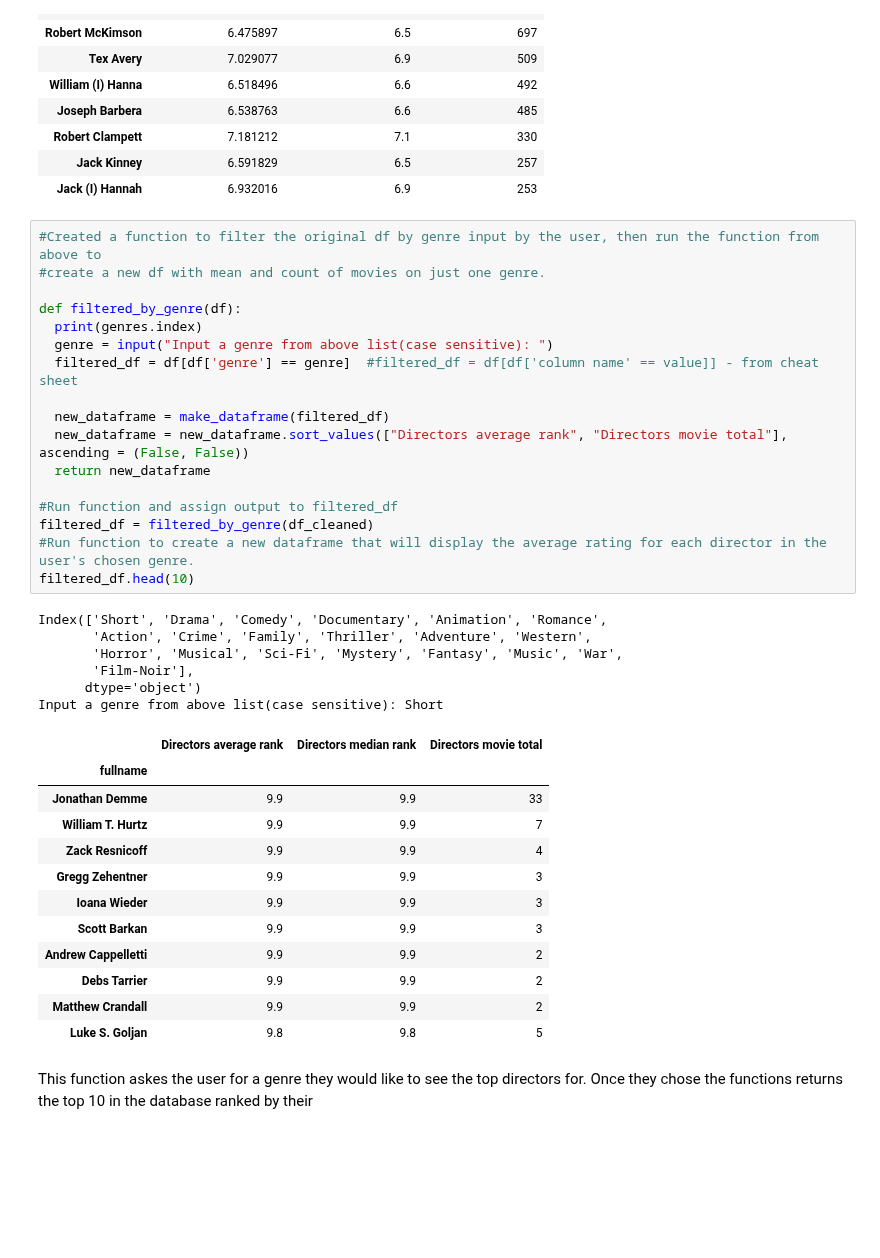
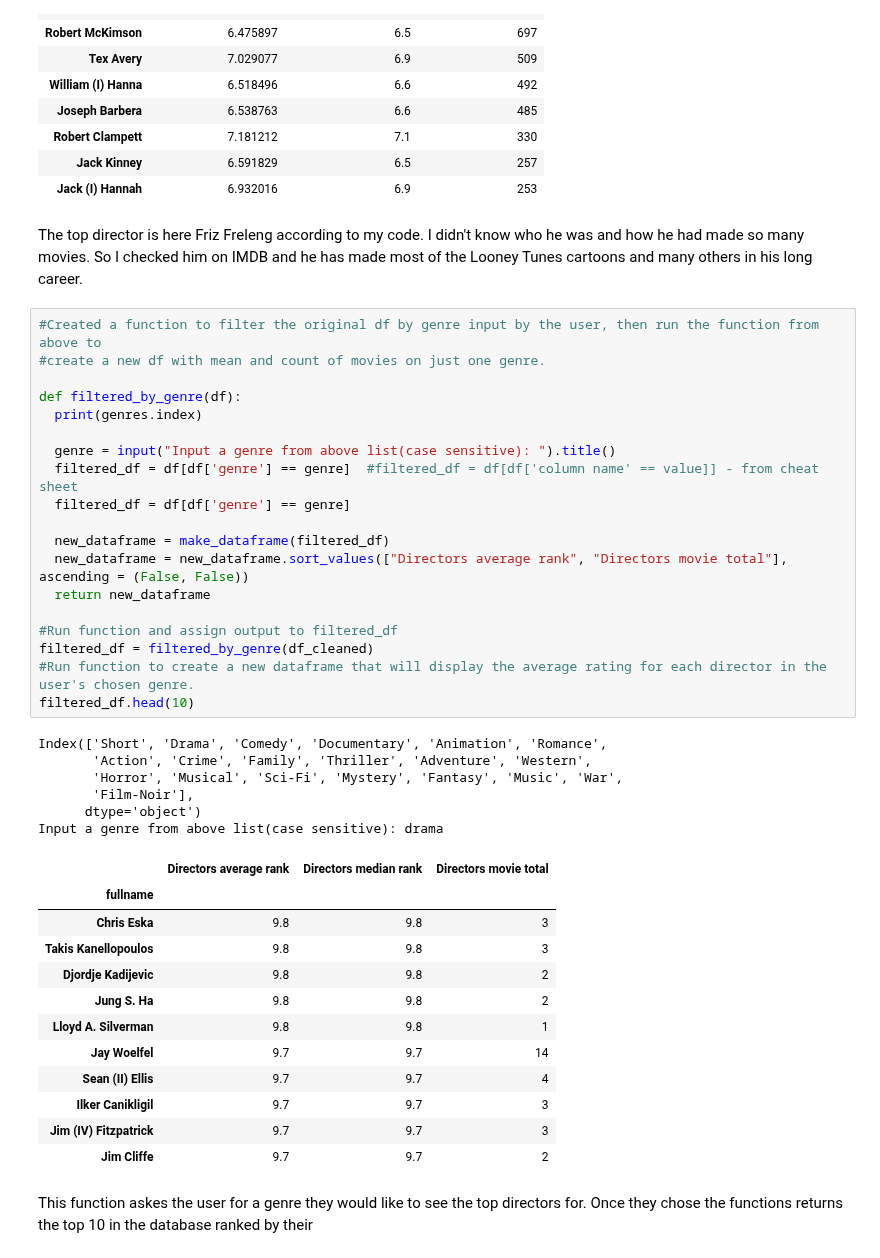
Before and after one commit to bjentwistle/PythonFundamentals, a Jupyter notebook: Projects/Final_Movies_Project.ipynb, the cells around one changed output. Cells and saved outputs as stored; diff of their text form; blank space fills up the shorter version.

```diff
--- a/Projects/Final_Movies_Project.ipynb
+++ b/Projects/Final_Movies_Project.ipynb
@@ -379,42 +377,46 @@ top_directors.head(10)
 | Robert Clampett | 7.181212 | 7.1 | 330 |
 | Jack Kinney | 6.591829 | 6.5 | 257 |
 | Jack (I) Hannah | 6.932016 | 6.9 | 253 |
+# %% [markdown]
+The top director is here Friz Freleng according to my code. I didn't know who he was and how he had made so many movies. So I checked him on IMDB and he has made most of the Looney Tunes cartoons and many others in his long career.
 # %%
 #Created a function to filter the original df by genre input by the user, then run the function from above to
 #create a new df with mean and count of movies on just one genre.
 
 def filtered_by_genre(df):
   print(genres.index)
-  genre = input("Input a genre from above list(case sensitive): ")
+
+  genre = input("Input a genre from above list(case sensitive): ").title()
   filtered_df = df[df['genre'] == genre]  #filtered_df = df[df['column name' == value]] - from cheat sheet
+  filtered_df = df[df['genre'] == genre]
 
   new_dataframe = make_dataframe(filtered_df)
   new_dataframe = new_dataframe.sort_values(["Directors average rank", "Directors movie total"], ascending = (False, False))
   return new_dataframe
 
 #Run function and assign output to filtered_df
 filtered_df = filtered_by_genre(df_cleaned)
 #Run function to create a new dataframe that will display the average rating for each director in the user's chosen genre.
 filtered_df.head(10)
 # %% [output]
 Index(['Short', 'Drama', 'Comedy', 'Documentary', 'Animation', 'Romance',
        'Action', 'Crime', 'Family', 'Thriller', 'Adventure', 'Western',
        'Horror', 'Musical', 'Sci-Fi', 'Mystery', 'Fantasy', 'Music', 'War',
        'Film-Noir'],
       dtype='object')
-Input a genre from above list(case sensitive): Short
+Input a genre from above list(case sensitive): drama
 |  | Directors average rank | Directors median rank | Directors movie total |
 | fullname |  |  |  |
-| Jonathan Demme | 9.9 | 9.9 | 33 |
-| William T. Hurtz | 9.9 | 9.9 | 7 |
-| Zack Resnicoff | 9.9 | 9.9 | 4 |
-| Gregg Zehentner | 9.9 | 9.9 | 3 |
-| Ioana Wieder | 9.9 | 9.9 | 3 |
-| Scott Barkan | 9.9 | 9.9 | 3 |
-| Andrew Cappelletti | 9.9 | 9.9 | 2 |
-| Debs Tarrier | 9.9 | 9.9 | 2 |
-| Matthew Crandall | 9.9 | 9.9 | 2 |
-| Luke S. Goljan | 9.8 | 9.8 | 5 |
+| Chris Eska | 9.8 | 9.8 | 3 |
+| Takis Kanellopoulos | 9.8 | 9.8 | 3 |
+| Djordje Kadijevic | 9.8 | 9.8 | 2 |
+| Jung S. Ha | 9.8 | 9.8 | 2 |
+| Lloyd A. Silverman | 9.8 | 9.8 | 1 |
+| Jay Woelfel | 9.7 | 9.7 | 14 |
+| Sean (II) Ellis | 9.7 | 9.7 | 4 |
+| Ilker Canikligil | 9.7 | 9.7 | 3 |
+| Jim (IV) Fitzpatrick | 9.7 | 9.7 | 3 |
+| Jim Cliffe | 9.7 | 9.7 | 2 |
 # %% [markdown]
 This function askes the user for a genre they would like to see the top directors for. Once they chose the functions returns the top 10 in the database ranked by their
 # %%
```
Also changed, not shown: parts of 6 cells of this notebook.
